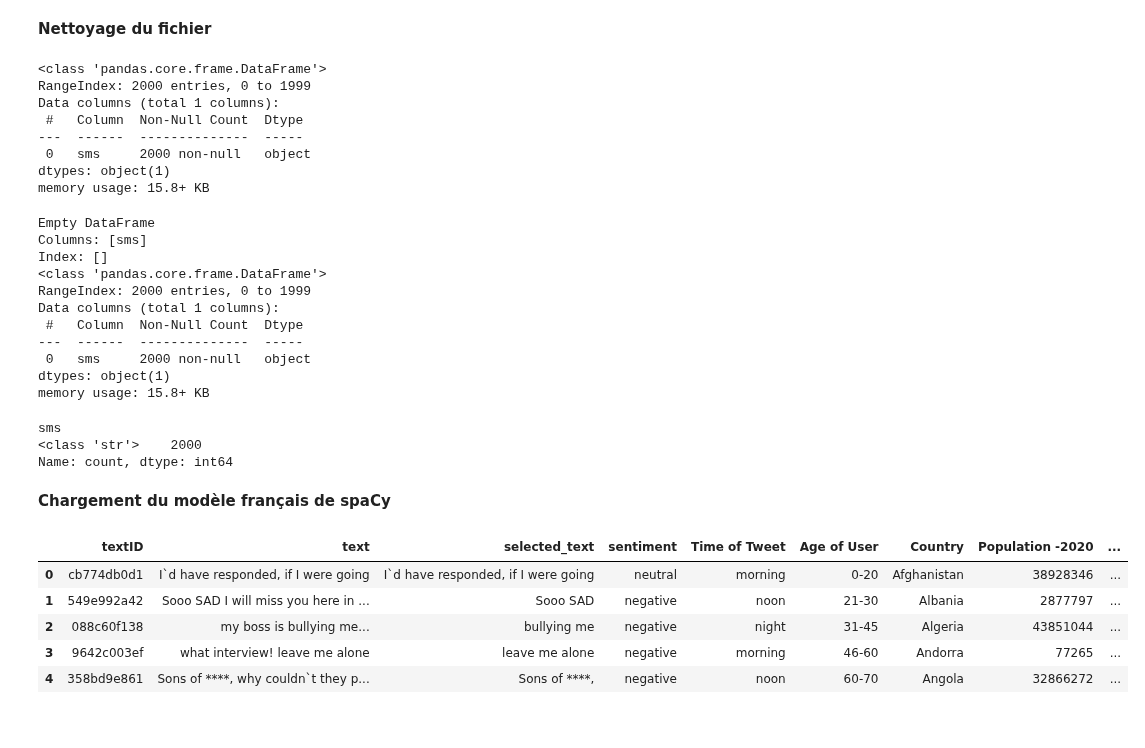
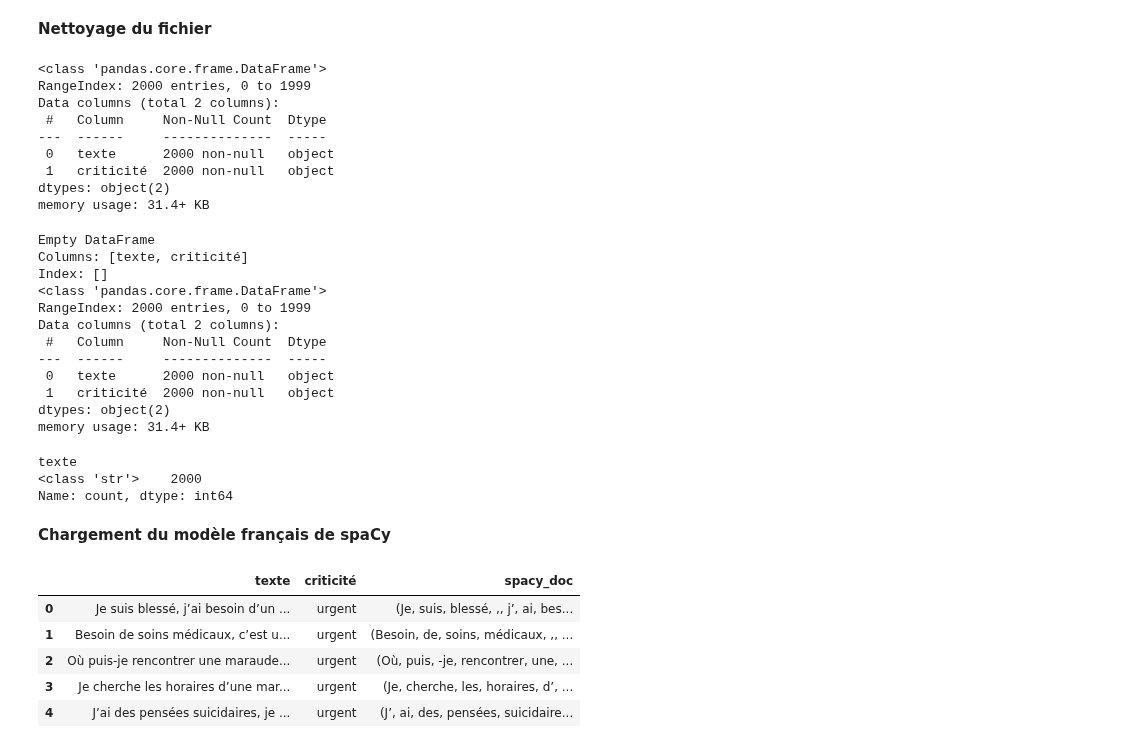
Before and after one commit to OceanePr/NLP-project, a Jupyter notebook: notebook_tests/Projet_NLP.ipynb, the cells around one changed output. Cells and saved outputs as stored; diff of their text form; code cells hidden in the pictures.

```diff
--- a/notebook_tests/Projet_NLP.ipynb
+++ b/notebook_tests/Projet_NLP.ipynb
@@ -15,0 +6,2 @@ df.head()
+# %%
+df = pd.read_csv("../data/nlp_generated_text.csv")
@@ -20,16 +21,17 @@ df.info()
 # %% [output]
 <class 'pandas.core.frame.DataFrame'>
 RangeIndex: 2000 entries, 0 to 1999
-Data columns (total 1 columns):
- #   Column  Non-Null Count  Dtype
----  ------  --------------  -----
- 0   sms     2000 non-null   object
-dtypes: object(1)
-memory usage: 15.8+ KB
+Data columns (total 2 columns):
+ #   Column     Non-Null Count  Dtype
+---  ------     --------------  -----
+ 0   texte      2000 non-null   object
+ 1   criticité  2000 non-null   object
+dtypes: object(2)
+memory usage: 31.4+ KB
 # %%
 # On vérifie si la colonne contient des doublons et on les traite s'il y en a.
 
-filtered_df = df[df['sms'].isna()]
+filtered_df = df[df['texte'].isna()]
 print(filtered_df)
 
 df = df.dropna()
@@ -37,22 +39,23 @@ df = df.dropna()
 df.info()
 # %% [output]
 Empty DataFrame
-Columns: [sms]
+Columns: [texte, criticité]
 Index: []
 <class 'pandas.core.frame.DataFrame'>
 RangeIndex: 2000 entries, 0 to 1999
-Data columns (total 1 columns):
- #   Column  Non-Null Count  Dtype
----  ------  --------------  -----
- 0   sms     2000 non-null   object
-dtypes: object(1)
-memory usage: 15.8+ KB
+Data columns (total 2 columns):
+ #   Column     Non-Null Count  Dtype
+---  ------     --------------  -----
+ 0   texte      2000 non-null   object
+ 1   criticité  2000 non-null   object
+dtypes: object(2)
+memory usage: 31.4+ KB
 # %%
 # On vérifie qu'on a bien que des valeurs avec un type String
 
-print(df['sms'].apply(type).value_counts())
+print(df['texte'].apply(type).value_counts())
 # %% [output]
-sms
+texte
 <class 'str'>    2000
 Name: count, dtype: int64
 # %% [markdown]
@@ -60,15 +63,15 @@ Name: count, dtype: int64
 # %%
 nlp = spacy.load("fr_core_news_sm")  # Chargement du modèle français
 # %%
-# on applique le modèle spaCy à chaque ligne de la colonne 'text'
+# on applique le modèle spaCy à chaque ligne de la colonne 'texte'
 
-df['spacy_doc'] = df['text'].apply(lambda x: nlp(x))
+df['spacy_doc'] = df['texte'].apply(lambda x: nlp(x))
 
 df.head()
 # %% [output]
-|  | textID | text | selected_text | sentiment | Time of Tweet | Age of User | Country | Population -2020 | ... |
-| 0 | cb774db0d1 | I`d have responded, if I were going | I`d have responded, if I were going | neutral | morning | 0-20 | Afghanistan | 38928346 | ... |
-| 1 | 549e992a42 | Sooo SAD I will miss you here in ... | Sooo SAD | negative | noon | 21-30 | Albania | 2877797 | ... |
-| 2 | 088c60f138 | my boss is bullying me... | bullying me | negative | night | 31-45 | Algeria | 43851044 | ... |
-| 3 | 9642c003ef | what interview! leave me alone | leave me alone | negative | morning | 46-60 | Andorra | 77265 | ... |
-| 4 | 358bd9e861 | Sons of ****, why couldn`t they p... | Sons of ****, | negative | noon | 60-70 | Angola | 32866272 | ... |
+|  | texte | criticité | spacy_doc |
+| 0 | Je suis blessé, j’ai besoin d’un ... | urgent | (Je, suis, blessé, ,, j’, ai, bes... |
+| 1 | Besoin de soins médicaux, c’est u... | urgent | (Besoin, de, soins, médicaux, ,, ... |
+| 2 | Où puis-je rencontrer une maraude... | urgent | (Où, puis, -je, rencontrer, une, ... |
+| 3 | Je cherche les horaires d’une mar... | urgent | (Je, cherche, les, horaires, d’, ... |
+| 4 | J’ai des pensées suicidaires, je ... | urgent | (J’, ai, des, pensées, suicidaire... |
```
Also changed, not shown: parts of 15 cells of this notebook, 3 other files.
